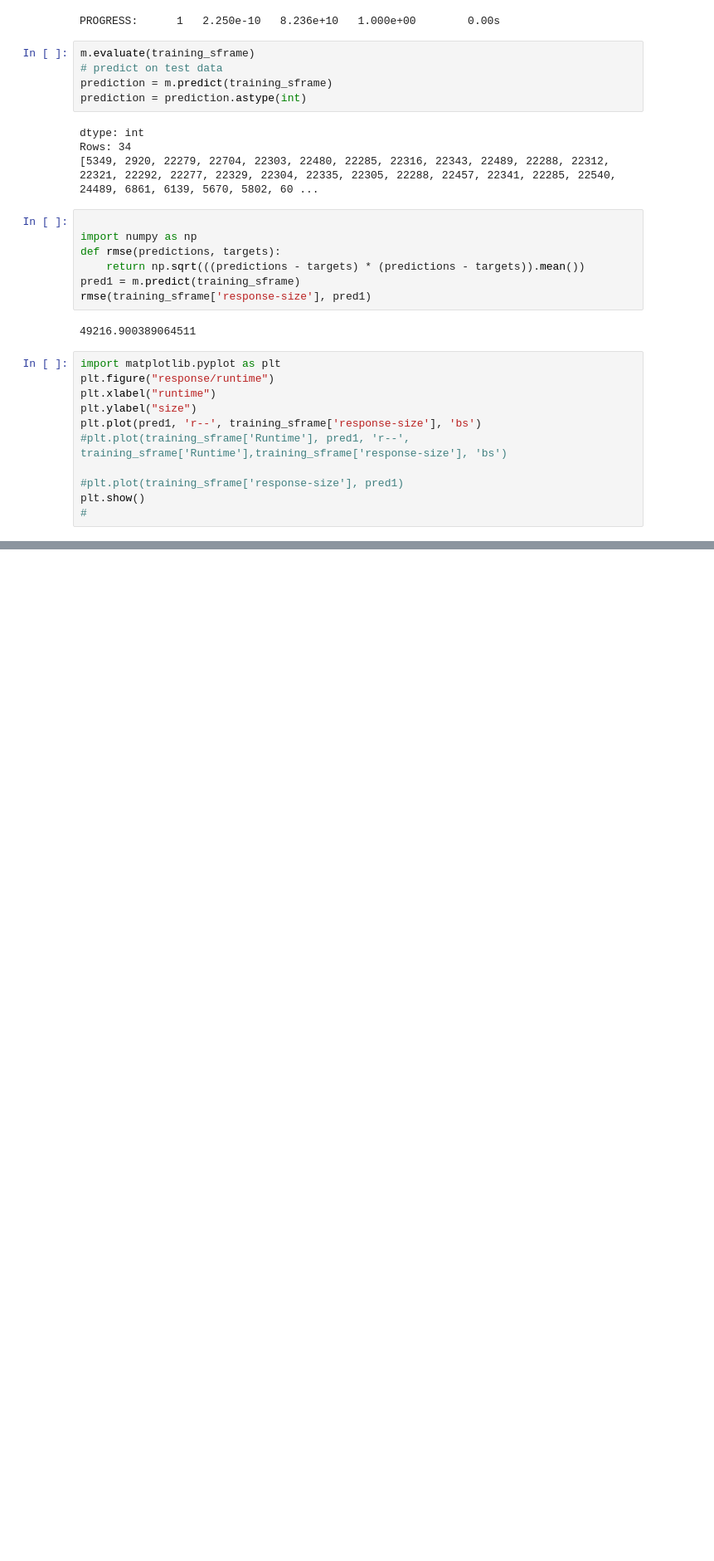
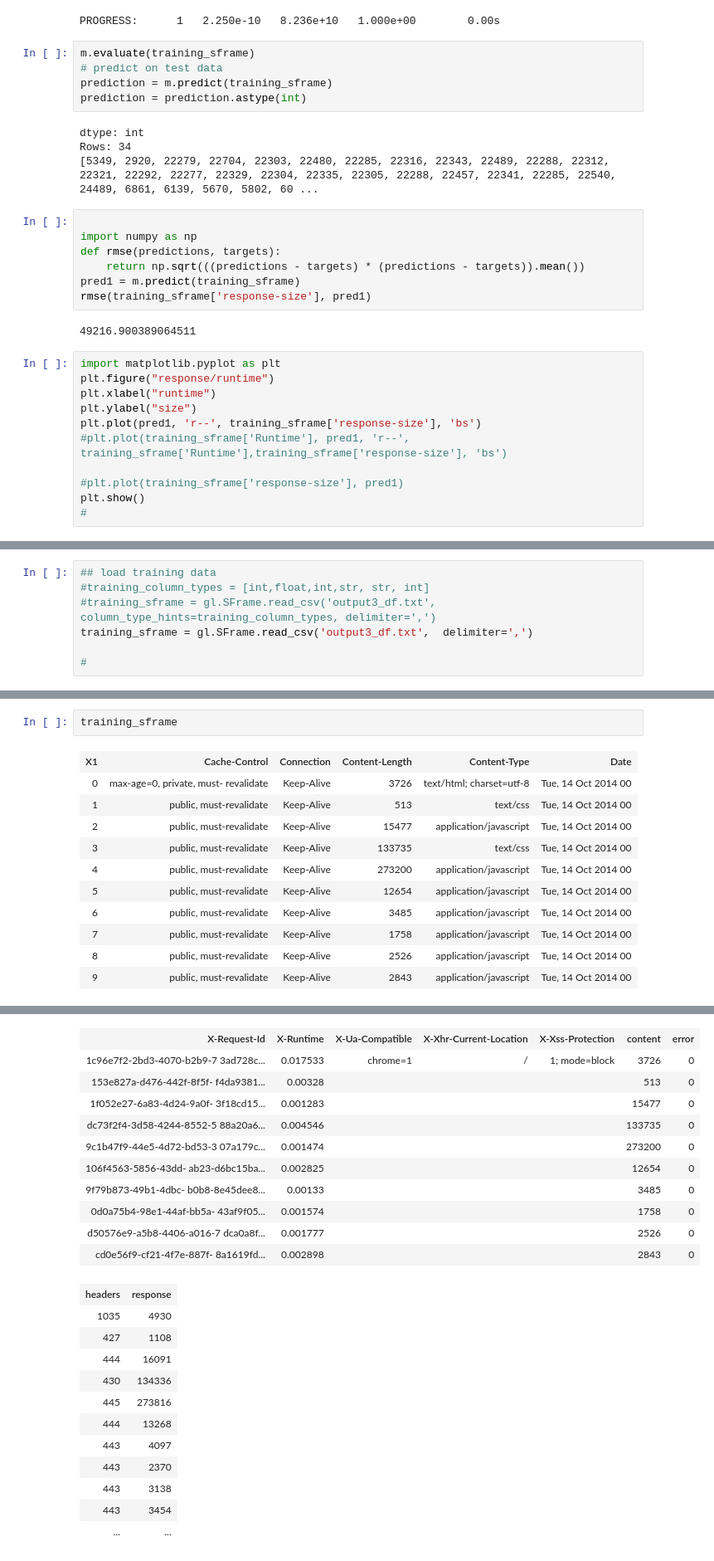
Before and after one commit to wangwf/Codes, a Jupyter notebook: dataLogs/graphlab.ipynb, the cells around one changed output, grey strips where cells are left out. Shown at 83% size. Drawn from its saved outputs; the diff is of its cells as text; blank space fills up the shorter version.

```diff
--- a/dataLogs/graphlab.ipynb
+++ b/dataLogs/graphlab.ipynb
@@ -117,0 +122,7 @@ plt.show()
+# %%
+## load training data
+#training_column_types = [int,float,int,str, str, int]
+#training_sframe = gl.SFrame.read_csv('output3_df.txt', column_type_hints=training_column_types, delimiter=',')
+training_sframe = gl.SFrame.read_csv('output3_df.txt',  delimiter=',')
+
+#
@@ -117,0 +141,14 @@ plt.show()
+# %%
+training_sframe
+# %% [output]
+| X1 | Cache-Control | Connection | Content-Length | Content-Type | Date |
+| 0 | max-age=0, private, must- revalidate | Keep-Alive | 3726 | text/html; charset=utf-8 | Tue, 14 Oct 2014 00 |
+| 1 | public, must-revalidate | Keep-Alive | 513 | text/css | Tue, 14 Oct 2014 00 |
+| 2 | public, must-revalidate | Keep-Alive | 15477 | application/javascript | Tue, 14 Oct 2014 00 |
+| 3 | public, must-revalidate | Keep-Alive | 133735 | text/css | Tue, 14 Oct 2014 00 |
+| 4 | public, must-revalidate | Keep-Alive | 273200 | application/javascript | Tue, 14 Oct 2014 00 |
+| 5 | public, must-revalidate | Keep-Alive | 12654 | application/javascript | Tue, 14 Oct 2014 00 |
+| 6 | public, must-revalidate | Keep-Alive | 3485 | application/javascript | Tue, 14 Oct 2014 00 |
+| 7 | public, must-revalidate | Keep-Alive | 1758 | application/javascript | Tue, 14 Oct 2014 00 |
+| 8 | public, must-revalidate | Keep-Alive | 2526 | application/javascript | Tue, 14 Oct 2014 00 |
+| 9 | public, must-revalidate | Keep-Alive | 2843 | application/javascript | Tue, 14 Oct 2014 00 |
@@ -117,0 +166,23 @@ plt.show()
+| X-Request-Id | X-Runtime | X-Ua-Compatible | X-Xhr-Current-Location | X-Xss-Protection | content | error |
+| 1c96e7f2-2bd3-4070-b2b9-7 3ad728c... | 0.017533 | chrome=1 | / | 1; mode=block | 3726 | 0 |
+| 153e827a-d476-442f-8f5f- f4da9381... | 0.00328 |  |  |  | 513 | 0 |
+| 1f052e27-6a83-4d24-9a0f- 3f18cd15... | 0.001283 |  |  |  | 15477 | 0 |
+| dc73f2f4-3d58-4244-8552-5 88a20a6... | 0.004546 |  |  |  | 133735 | 0 |
+| 9c1b47f9-44e5-4d72-bd53-3 07a179c... | 0.001474 |  |  |  | 273200 | 0 |
+| 106f4563-5856-43dd- ab23-d6bc15ba... | 0.002825 |  |  |  | 12654 | 0 |
+| 9f79b873-49b1-4dbc- b0b8-8e45dee8... | 0.00133 |  |  |  | 3485 | 0 |
+| 0d0a75b4-98e1-44af-bb5a- 43af9f05... | 0.001574 |  |  |  | 1758 | 0 |
+| d50576e9-a5b8-4406-a016-7 dca0a8f... | 0.001777 |  |  |  | 2526 | 0 |
+| cd0e56f9-cf21-4f7e-887f- 8a1619fd... | 0.002898 |  |  |  | 2843 | 0 |
+| headers | response |
+| 1035 | 4930 |
+| 427 | 1108 |
+| 444 | 16091 |
+| 430 | 134336 |
+| 445 | 273816 |
+| 444 | 13268 |
+| 443 | 4097 |
+| 443 | 2370 |
+| 443 | 3138 |
+| 443 | 3454 |
+| ... | ... |
```
Also changed, not shown: parts of 8 cells of this notebook, 5 other files.
